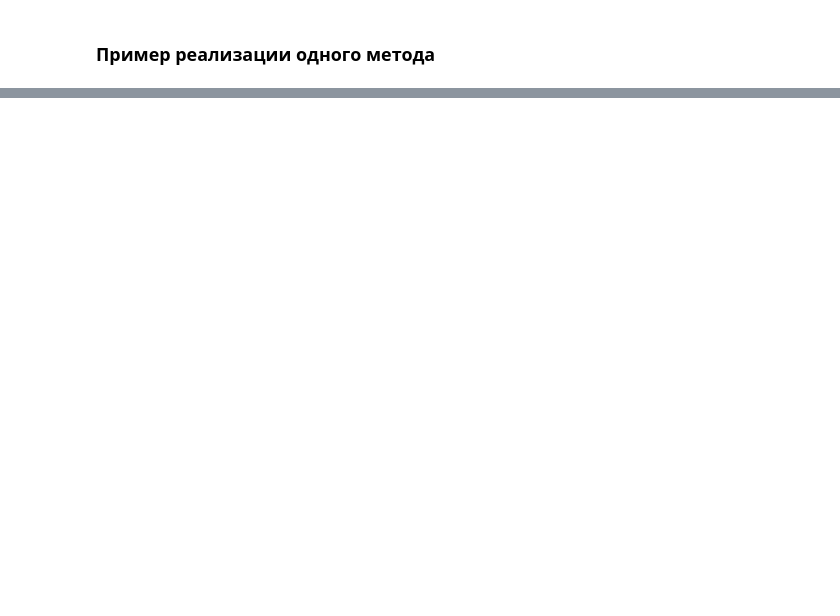
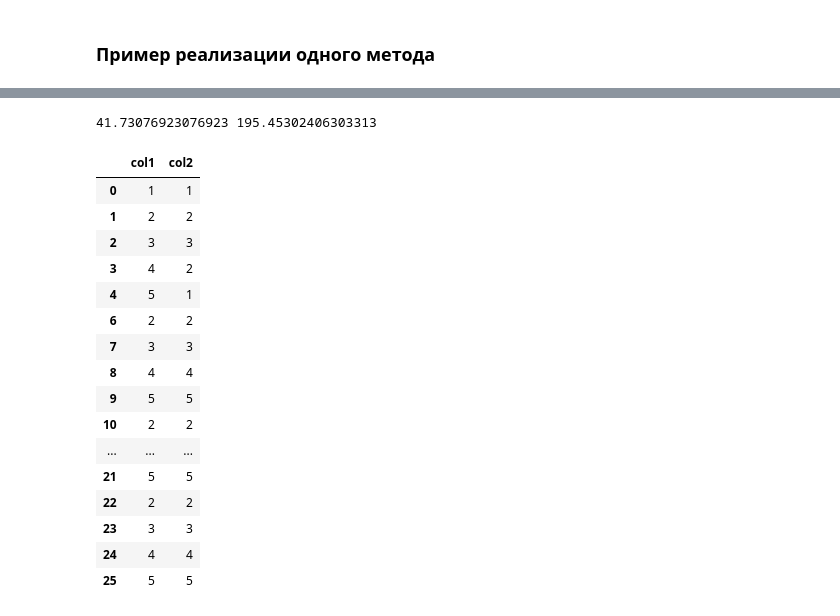
Before and after one commit to fardsnog2/ML_vvsu, a Jupyter notebook: lab2/why_shovene.ipynb, the cells around one changed output, grey strips where cells are left out. Saved outputs shown, nothing was run; the diff lists cells and outputs as text; code cells hidden in the pictures; blank space fills up the shorter version.

```diff
--- a/lab2/why_shovene.ipynb
+++ b/lab2/why_shovene.ipynb
@@ -261,20 +230,2 @@ shovene(df['Rotational speed [rpm]'])
 # %% [markdown]
 ### Пример реализации одного метода
-# %%
-# как я понял это На основе среднего и отклонения
-from statistics import median, mean
-
-class Outline:
-  def __init__(self, df):
-    self.df = df
-
-  def delete_outline_by_mean(self, column_name):
-    mean_data = mean(self.df[column_name])
-    maximum = mean_data * 2
-    result = []
-
-    for item in self.df[column_name]:
-      if abs(item - mean_data) < maximum:
-        result.append(item)
-
-    return result
@@ -292,0 +331,30 @@ so.delete_outline_by_mean("col1")
+# %%
+# На маленьком наборе данных z-оценка(с помощью среднего и отклонения не работает)
+data = pd.DataFrame(
+    data = {
+        "col1": [1, 2, 3, 4, 5, 1000, 2, 3, 4, 5, 2, 3, 4, 5, 2, 3, 4, 5, 2, 3, 4, 5, 2, 3, 4, 5],
+        "col2": [1, 2, 3, 2, 1, 4, 2, 3, 4, 5, 2, 3, 4, 5, 2, 3, 4, 5, 2, 3, 4, 5, 2, 3, 4, 5]
+    }
+)
+
+so = Outline(data)
+so.Mean_std("col1")
+# %% [output]
+41.73076923076923 195.45302406303313
+|  | col1 | col2 |
+| 0 | 1 | 1 |
+| 1 | 2 | 2 |
+| 2 | 3 | 3 |
+| 3 | 4 | 2 |
+| 4 | 5 | 1 |
+| 6 | 2 | 2 |
+| 7 | 3 | 3 |
+| 8 | 4 | 4 |
+| 9 | 5 | 5 |
+| 10 | 2 | 2 |
+| ... | ... | ... |
+| 21 | 5 | 5 |
+| 22 | 2 | 2 |
+| 23 | 3 | 3 |
+| 24 | 4 | 4 |
+| 25 | 5 | 5 |
```
Also changed, not shown: parts of 5 cells of this notebook.
